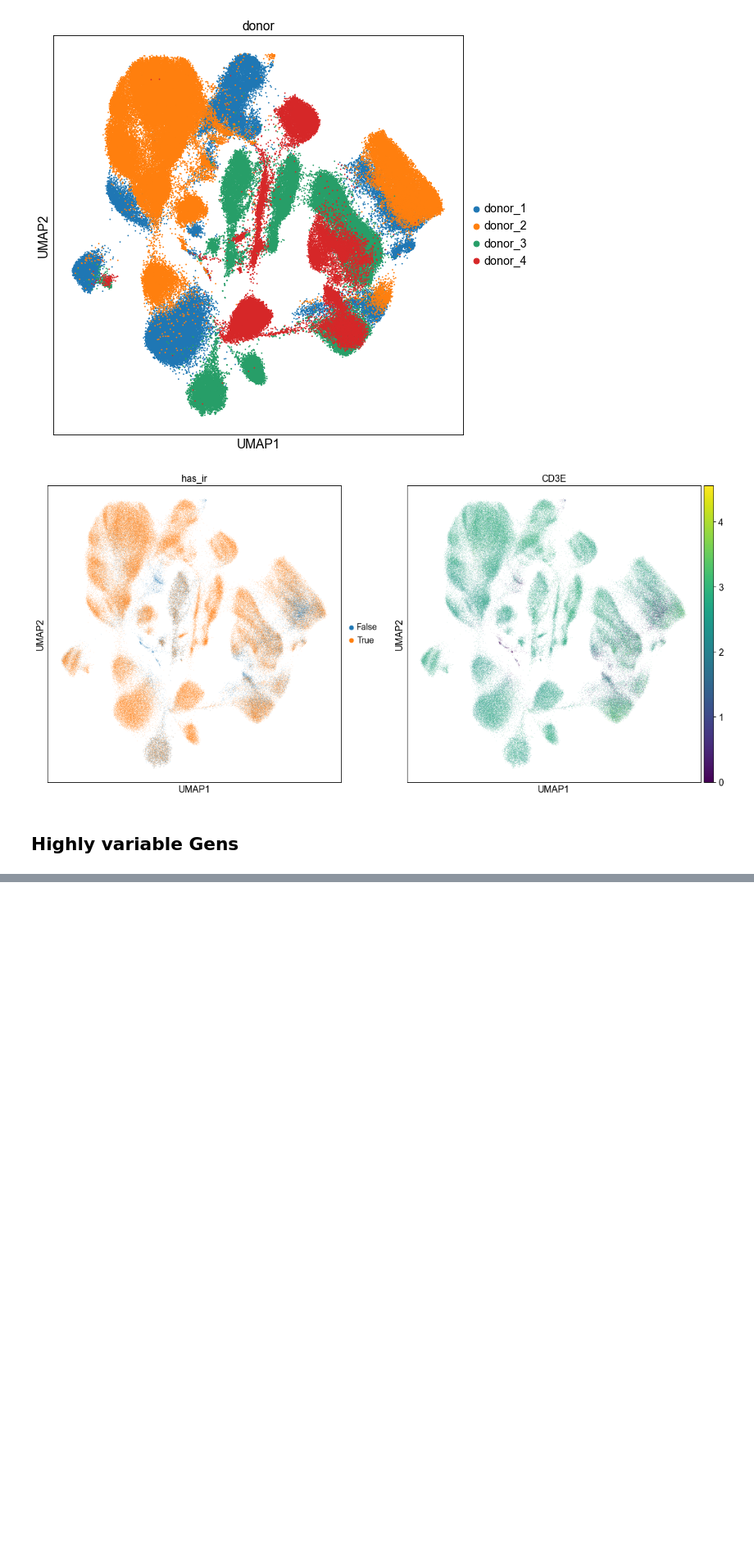
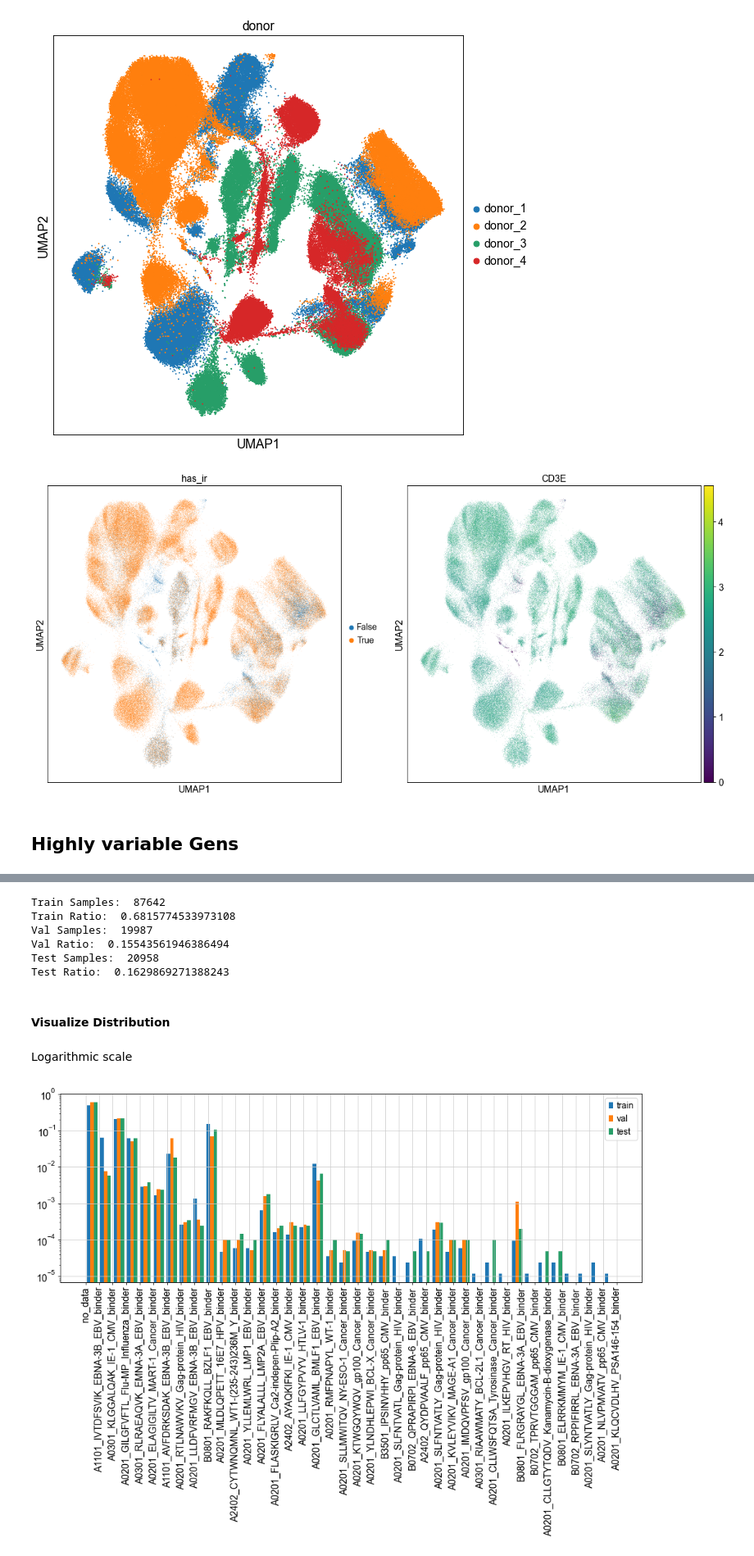
Before and after one commit to SchubertLab/mvTCR, a Jupyter notebook: preprocessing/pre_processing_10x.ipynb, the cells around one changed output, grey strips where cells are left out. Shown at 82% size. Cells and saved outputs as stored; diff of their text form; code cells hidden in the pictures; blank space fills up the shorter version.

```diff
--- a/preprocessing/pre_processing_10x.ipynb
+++ b/preprocessing/pre_processing_10x.ipynb
@@ -680,0 +527,4 @@ adata.obs
+# %%
+adata.obs['binding_label'] = np.argmax(binding_matrix, axis=1)
+adata.obs['binding_label'][~adata.obs['has_binding']] = -1
+adata.obs['binding_label'].head()
@@ -680,0 +541,3 @@ adata.obs
+# %%
+adata.obs['binding_name'] = adata.obs['binding_label'].map(label_to_binding)
+adata.obs['binding_name'].head()
@@ -680,0 +556,3 @@ adata.obs
+# %%
+adata.obs['donor+binding'] = adata.obs['donor'].astype(str) + '_' + adata.obs['binding_name'].astype(str)
+adata.obs['donor+binding'].sample(10)
@@ -680,0 +571,33 @@ adata.obs
+# %%
+random_seed = 15
+# Create Train-Val and Test set
+train_val, test = tcr.utils.stratified_group_shuffle_split(adata.obs, stratify_col='donor+binding', group_col='clonotype', val_split=0.20, random_seed=random_seed)
+# Split Train-Val into Train and Val set
+train, val = tcr.utils.stratified_group_shuffle_split(train_val, stratify_col='donor+binding', group_col='clonotype', val_split=0.25, random_seed=random_seed)
+# %%
+print('Train Samples: ', len(train))
+print('Train Ratio: ', len(train) / len(adata.obs))
+print('Val Samples: ', len(val))
+print('Val Ratio: ', len(val) / len(adata.obs))
+print('Test Samples: ', len(test))
+print('Test Ratio: ', len(test) / len(adata.obs))
+# %% [output]
+Train Samples:  87642
+Train Ratio:  0.6815774533973108
+Val Samples:  19987
+Val Ratio:  0.15543561946386494
+Test Samples:  20958
+Test Ratio:  0.1629869271388243
+# %% [markdown]
+#### Visualize Distribution
+# %% [markdown]
+Logarithmic scale
+# %%
+pl.figure(figsize=(15,5))
+pl.hist([train['binding_name'], val['binding_name'], test['binding_name']], density=True, bins=len(train['binding_name'].unique()), label=['train', 'val', 'test'])
+pl.yscale('log')
+pl.xticks(rotation='vertical')
+pl.legend(loc='upper right')
+pl.show()
+# %% [output]
+[figure, added]
```
Also changed, not shown: parts of 70 cells of this notebook, 2 other files.
